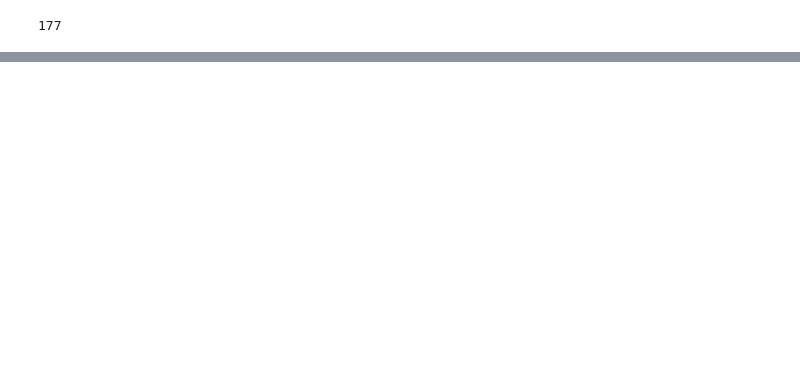
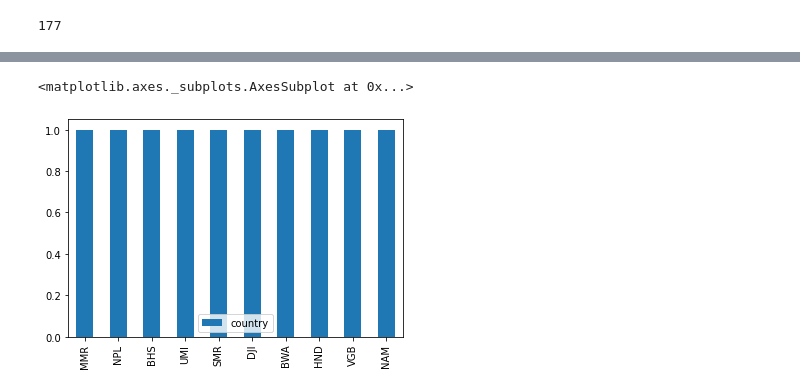
Before and after one commit to Jitesh-333/Capstone_Project, a Jupyter notebook: Hotel_Booking_Analysis_Capstone_Project.ipynb, the cells around one changed output, grey strips where cells are left out. Saved outputs shown, nothing was run; the diff lists cells and outputs as text; code cells hidden in the pictures; blank space fills up the shorter version.

```diff
--- a/Hotel_Booking_Analysis_Capstone_Project.ipynb
+++ b/Hotel_Booking_Analysis_Capstone_Project.ipynb
@@ -228,0 +241,5 @@ NAM        1
+# %%
+b.plot.bar()
+# %% [output]
+<matplotlib.axes._subplots.AxesSubplot at 0x...>
+[figure, added]
```
Also changed, not shown: parts of 13 cells of this notebook.
